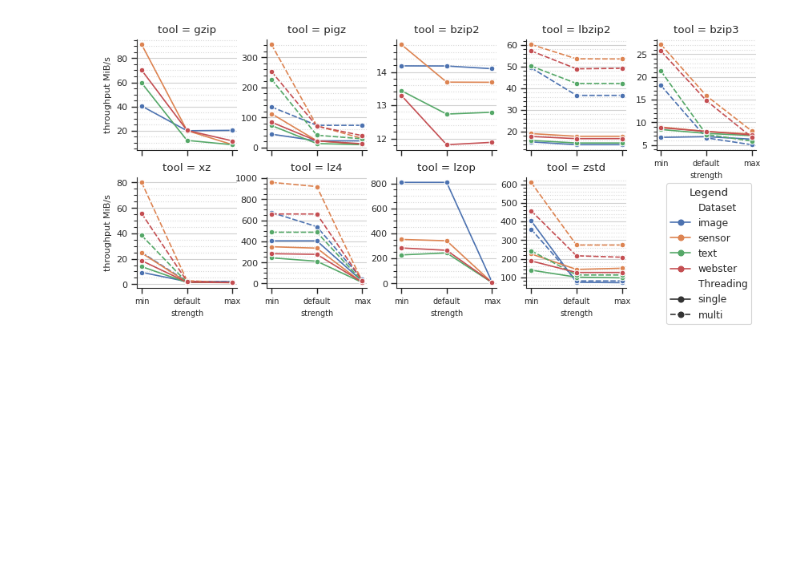
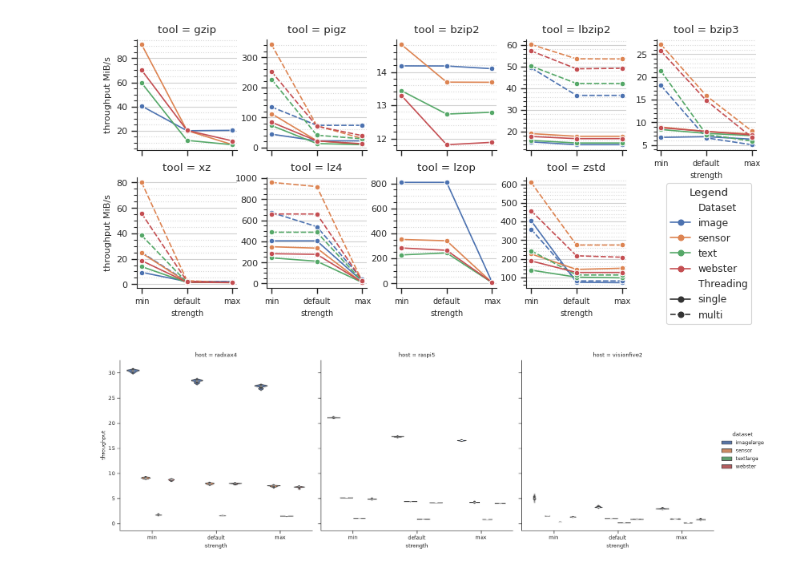
Before and after one commit to rsie-dev/power_consumption_experiment, a Jupyter notebook: visualization/visualize_throughput.ipynb, the cells around one changed output. Saved outputs shown, nothing was run; the diff lists cells and outputs as text; code cells hidden in the pictures; blank space fills up the shorter version.

```diff
--- a/visualization/visualize_throughput.ipynb
+++ b/visualization/visualize_throughput.ipynb
@@ -207,3 +209,28 @@ def plot_faceted(df, host, mode):
 plot_faceted(plot_df, host="radxax4", mode="compress")
 # %% [output]
 [figure]
+# %%
+plot_df = df.copy()
+tool = "bzip3"
+mode = "compress"
+#plot_df = plot_df[plot_df["host"] == "radxax4"]
+plot_df = plot_df[plot_df["tool"] == tool]
+plot_df = plot_df[plot_df["mode"] == mode]
+plot_df = plot_df[plot_df["threading"] == "single"]
+#plot_df = plot_df[plot_df["dataset"] == "sensor"]
+
+#(data=tips, kind="bar", x="day", y="total_bill", hue="smoker")
+g = sns.catplot(data=plot_df,
+                x="strength",
+                y="throughput",
+                col="host",
+                hue="dataset",
+                #style="threading",
+                kind="violin",
+                #marker="^",
+                #facet_kws={"sharey": False},
+               )
+#g.set_xlabels("Strength")
+#g.set_ylabels("Throughput [MiB/s]")
+# %% [output]
+[figure, added]
```
Also changed, not shown: parts of 1 cell of this notebook.
